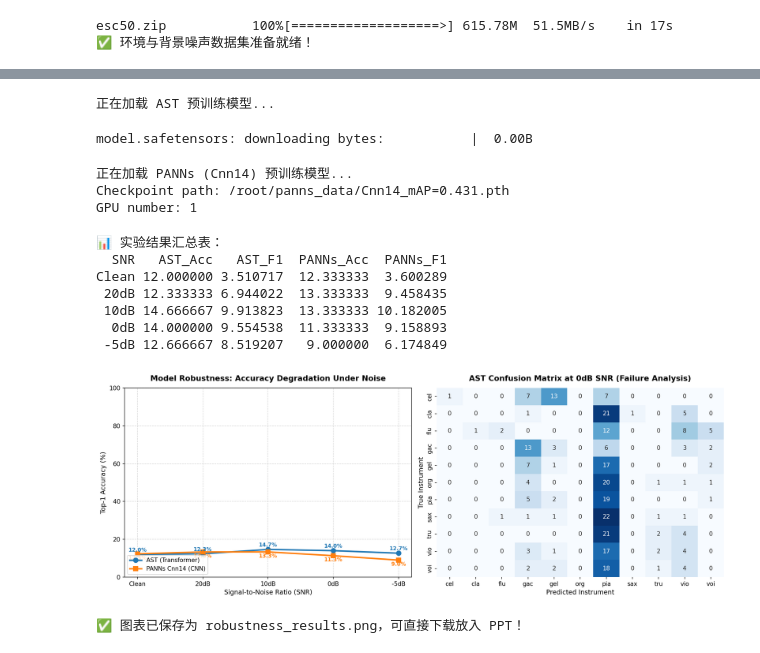
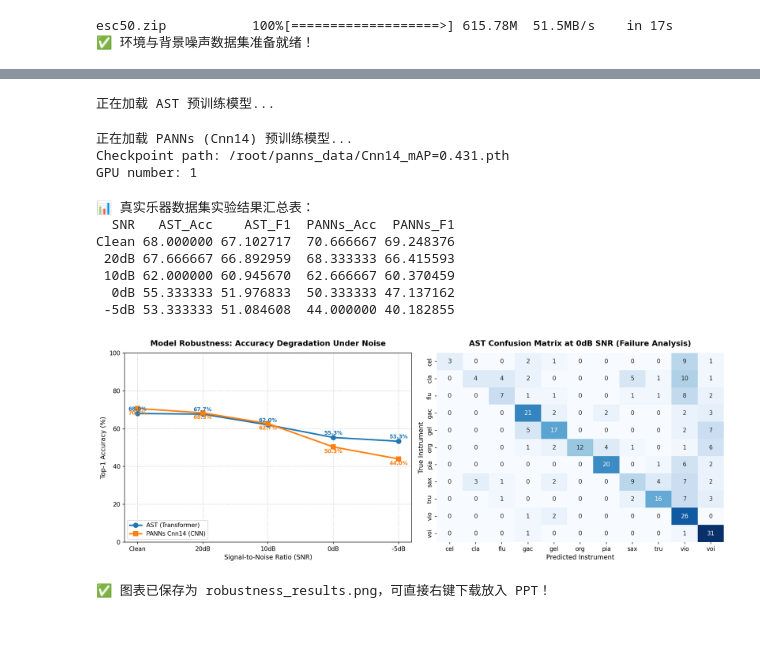
Before and after one commit to kevin-sun-shi/kevin-, a Jupyter notebook: Instrument_Robustness_Colab_HF_Fast.ipynb, the cells around one changed output, grey strips where cells are left out. Saved outputs shown, nothing was run; the diff lists cells and outputs as text; code cells hidden in the pictures.

```diff
--- a/Instrument_Robustness_Colab_HF_Fast.ipynb
+++ b/Instrument_Robustness_Colab_HF_Fast.ipynb
@@ -133,5 +113,4 @@ def mix_audio_with_snr(clean_audio, noise_audio, snr_db):
 # %%
-# Cell 3：加载预训练模型（AST & PANNs）并运行 5 档噪声推理
 from transformers import AutoFeatureExtractor, ASTForAudioClassification
 from panns_inference import AudioTagging, labels as panns_labels
 from sklearn.metrics import accuracy_score, f1_score
@@ -165,9 +144,10 @@ SNR_LEVELS = [None, 20, 10, 0, -5]  # None 代表原始 Clean 音频
 results = []
 predictions_at_0db = {"y_true": [], "ast_pred": [], "panns_pred": []}
 
-# 预加载配对好的 3 秒纯净音频与随机背景噪声
+# 预加载配对好的 3 秒真实乐器录音与随机背景噪声
 preloaded_data = []
-for y_32k, label in tqdm(eval_samples, desc="准备混合音频对"):
+for wav_path, label in tqdm(eval_samples, desc="预加载真实测试音频"):
+    y_32k, _ = librosa.load(wav_path, sr=32000, mono=True)
     y_32k = y_32k[:32000 * 3]
     noise_path = random.choice(noise_wavs)
     n_32k, _ = librosa.load(noise_path, sr=32000, mono=True)
@@ -210,7 +190,7 @@ for snr in SNR_LEVELS:
     if snr == 0:
         predictions_at_0db = {"y_true": y_true, "ast_pred": ast_preds, "panns_pred": panns_preds}
 
-    # 计算指标
+    # 计算准确率与 Macro F1
     results.append({
         "SNR": snr_name,
         "AST_Acc": accuracy_score(y_true, ast_preds) * 100,
@@ -220,23 +200,21 @@ for snr in SNR_LEVELS:
     })
 
 df_results = pd.DataFrame(results)
-print("\n📊 实验结果汇总表：")
+print("\n📊 真实乐器数据集实验结果汇总表：")
 print(df_results.to_string(index=False))
 # %% [output]
 正在加载 AST 预训练模型...
-model.safetensors: downloading bytes:           |  0.00B
+正在加载 PANNs (Cnn14) 预训练模型...
+Checkpoint path: /root/panns_data/Cnn14_mAP=0.431.pth
+GPU number: 1
-正在加载 PANNs (Cnn14) 预训练模型...
-Checkpoint path: /root/panns_data/Cnn14_mAP=0.431.pth
-GPU number: 1
+📊 真实乐器数据集实验结果汇总表：
+  SNR   AST_Acc    AST_F1  PANNs_Acc  PANNs_F1
+Clean 68.000000 67.102717  70.666667 69.248376
+ 20dB 67.666667 66.892959  68.333333 66.415593
+ 10dB 62.000000 60.945670  62.666667 60.370459
+  0dB 55.333333 51.976833  50.333333 47.137162
+ -5dB 53.333333 51.084608  44.000000 40.182855
-📊 实验结果汇总表：
-  SNR   AST_Acc   AST_F1  PANNs_Acc  PANNs_F1
-Clean 12.000000 3.510717  12.333333  3.600289
- 20dB 12.333333 6.944022  13.333333  9.458435
- 10dB 14.666667 9.913823  13.333333 10.182005
-  0dB 14.000000 9.554538  11.333333  9.158893
- -5dB 12.666667 8.519207   9.000000  6.174849
 # %%
-# Cell 4：生成 PPT 演示所需的实验图表（衰减曲线 + 0dB 混淆矩阵）
 import matplotlib.pyplot as plt
 import seaborn as sns
 from sklearn.metrics import confusion_matrix
@@ -244,35 +222,35 @@ from sklearn.metrics import confusion_matrix
 plt.rcParams['figure.dpi'] = 150
 fig, axes = plt.subplots(1, 2, figsize=(15, 5.5))
 
 # --- 图 1: AST vs PANNs 准确率随信噪比衰减曲线 ---
 ax1 = axes[0]
 ax1.plot(df_results["SNR"], df_results["AST_Acc"], marker='o', linewidth=2.5, markersize=8, label="AST (Transformer)", color="#1f77b4")
 ax1.plot(df_results["SNR"], df_results["PANNs_Acc"], marker='s', linewidth=2.5, markersize=8, label="PANNs Cnn14 (CNN)", color="#ff7f0e")
 
-# 标注具体数值
+# 标注具体百分比数值
 for i, row in df_results.iterrows():
     ax1.annotate(f"{row['AST_Acc']:.1f}%", (row['SNR'], row['AST_Acc'] + 1.5), ha='center', fontsize=9, color="#1f77b4", fontweight='bold')
-    ax1.annotate(f"{row['PANNs_Acc']:.1f}%", (row['SNR'], row['PANNs_Acc'] - 3.0), ha='center', fontsize=9, color="#ff7f0e", fontweight='bold')
+    ax1.annotate(f"{row['PANNs_Acc']:.1f}%", (row['SNR'], row['PANNs_Acc'] - 3.2), ha='center', fontsize=9, color="#ff7f0e", fontweight='bold')
 
 ax1.set_title("Model Robustness: Accuracy Degradation Under Noise", fontsize=13, fontweight='bold', pad=12)
 ax1.set_xlabel("Signal-to-Noise Ratio (SNR)", fontsize=11)
 ax1.set_ylabel("Top-1 Accuracy (%)", fontsize=11)
 ax1.set_ylim(0, 100)
 ax1.grid(True, linestyle='--', alpha=0.5)
 ax1.legend(fontsize=10, loc="lower left")
 
 # --- 图 2: AST 在 0dB 强噪声下的乐器混淆矩阵 ---
 ax2 = axes[1]
 cm = confusion_matrix(predictions_at_0db["y_true"], predictions_at_0db["ast_pred"], labels=IRMAS_CLASSES)
 sns.heatmap(cm, annot=True, fmt='d', cmap='Blues', xticklabels=IRMAS_CLASSES, yticklabels=IRMAS_CLASSES, ax=ax2, cbar=False)
 ax2.set_title("AST Confusion Matrix at 0dB SNR (Failure Analysis)", fontsize=13, fontweight='bold', pad=12)
 ax2.set_xlabel("Predicted Instrument", fontsize=11)
 ax2.set_ylabel("True Instrument", fontsize=11)
 
 plt.tight_layout()
 plt.savefig("robustness_results.png", dpi=300)
 plt.show()
-print("✅ 图表已保存为 robustness_results.png，可直接下载放入 PPT！")
+print("✅ 图表已保存为 robustness_results.png，可直接右键下载放入 PPT！")
 # %% [output]
-[figure, old version]
+[figure, new version]
-✅ 图表已保存为 robustness_results.png，可直接下载放入 PPT！
+✅ 图表已保存为 robustness_results.png，可直接右键下载放入 PPT！
```
Also changed, not shown: parts of 2 cells of this notebook.
